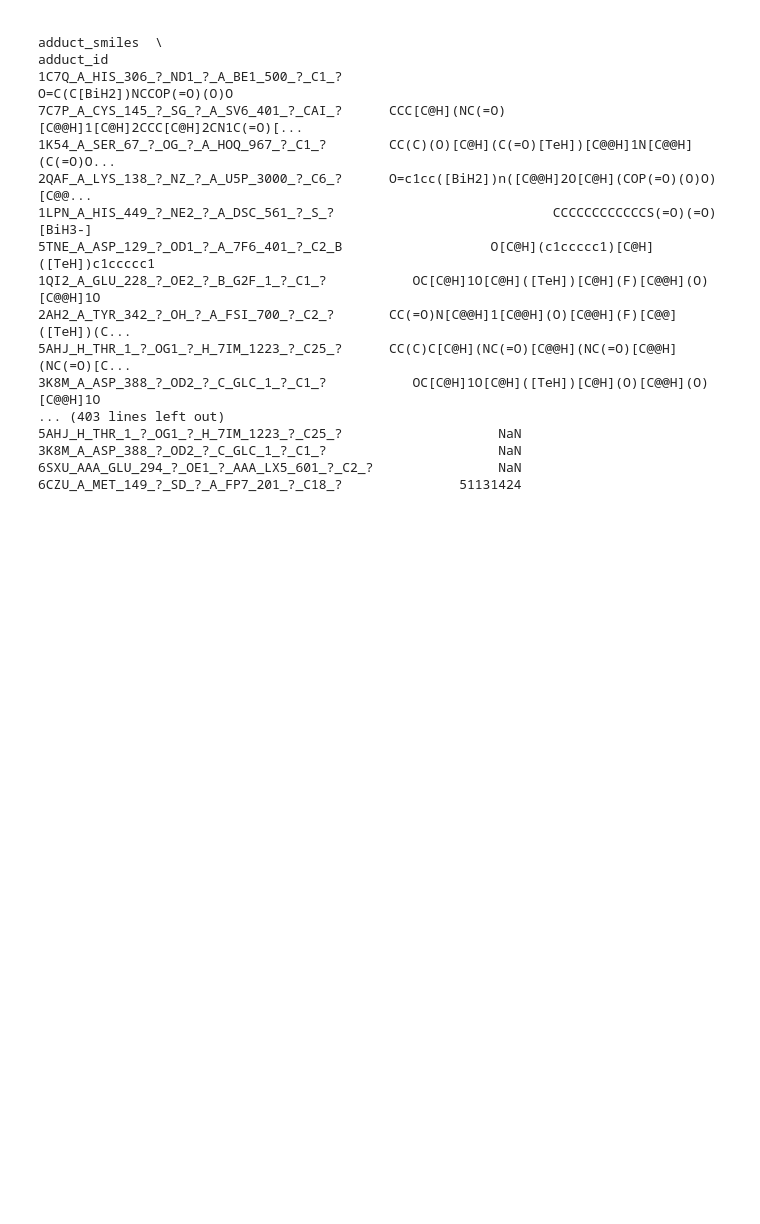
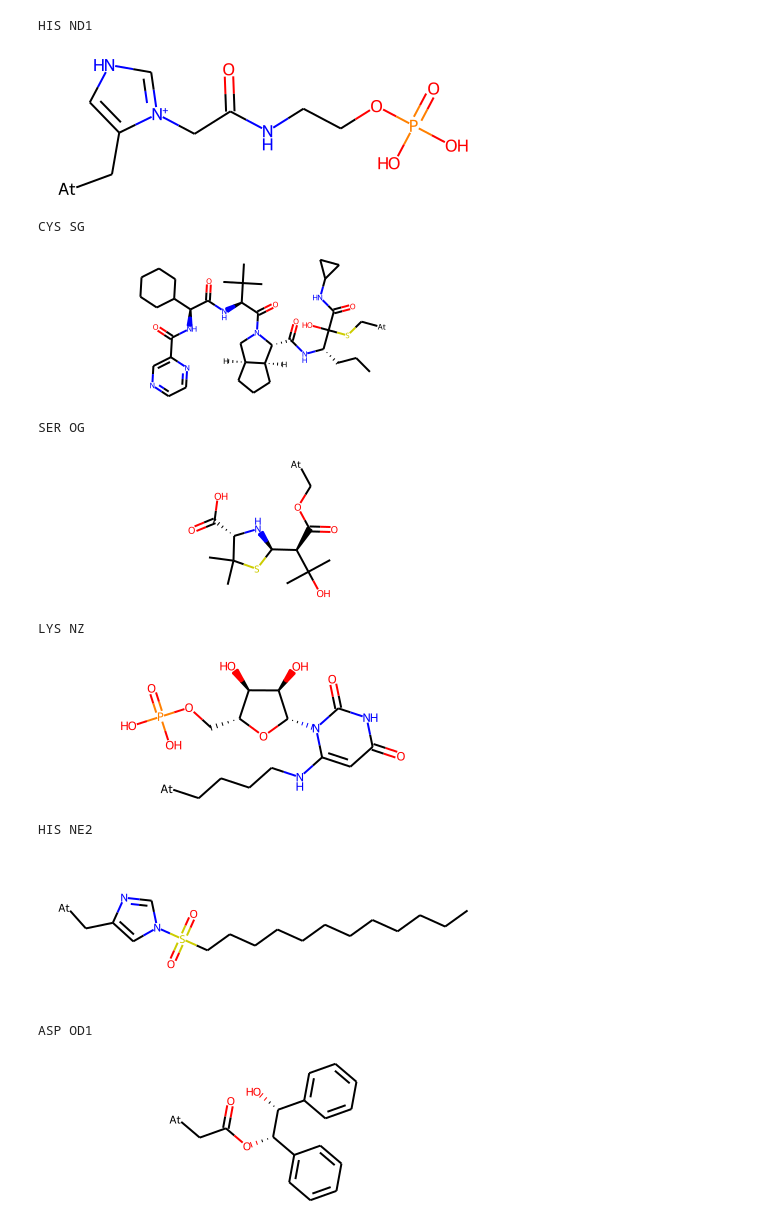
Before and after one commit to xg590/PDBcov_Curation, a Jupyter notebook: 6.DrawReactionInSVG.ipynb, the cells around one changed output. Cells and saved outputs as stored; diff of their text form; code cells hidden in the pictures; blank space fills up the shorter version.

```diff
--- a/6.DrawReactionInSVG.ipynb
+++ b/6.DrawReactionInSVG.ipynb
@@ -114,23 +98,30 @@ sub = {
 }
 
 df['adduct_pdb'] = df.apply(lambda x: Chem.ReplaceSubstructs(x.adduct_pdb, achor, sub[f'{x.res_name}_{x.res_atom_name}'])[0] , axis=1)
-# %%
-df.drop_duplicates(subset=['res_atom_name','res_name'])
-# %% [output]
-                                                                                 adduct_smiles  \
-adduct_id
-1C7Q_A_HIS_306_?_ND1_?_A_BE1_500_?_C1_?                              O=C(C[BiH2])NCCOP(=O)(O)O
-7C7P_A_CYS_145_?_SG_?_A_SV6_401_?_CAI_?      CCC[C@H](NC(=O)[C@@H]1[C@H]2CCC[C@H]2CN1C(=O)[...
-1K54_A_SER_67_?_OG_?_A_HOQ_967_?_C1_?        CC(C)(O)[C@H](C(=O)[TeH])[C@@H]1N[C@@H](C(=O)O...
-2QAF_A_LYS_138_?_NZ_?_A_U5P_3000_?_C6_?      O=c1cc([BiH2])n([C@@H]2O[C@H](COP(=O)(O)O)[C@@...
-1LPN_A_HIS_449_?_NE2_?_A_DSC_561_?_S_?                            CCCCCCCCCCCCS(=O)(=O)[BiH3-]
-5TNE_A_ASP_129_?_OD1_?_A_7F6_401_?_C2_B                   O[C@H](c1ccccc1)[C@H]([TeH])c1ccccc1
-1QI2_A_GLU_228_?_OE2_?_B_G2F_1_?_C1_?           OC[C@H]1O[C@H]([TeH])[C@H](F)[C@@H](O)[C@@H]1O
-2AH2_A_TYR_342_?_OH_?_A_FSI_700_?_C2_?       CC(=O)N[C@@H]1[C@@H](O)[C@@H](F)[C@@]([TeH])(C...
-5AHJ_H_THR_1_?_OG1_?_H_7IM_1223_?_C25_?      CC(C)C[C@H](NC(=O)[C@@H](NC(=O)[C@@H](NC(=O)[C...
-3K8M_A_ASP_388_?_OD2_?_C_GLC_1_?_C1_?           OC[C@H]1O[C@H]([TeH])[C@H](O)[C@@H](O)[C@@H]1O
-... (403 lines left out)
-5AHJ_H_THR_1_?_OG1_?_H_7IM_1223_?_C25_?                    NaN
-3K8M_A_ASP_388_?_OD2_?_C_GLC_1_?_C1_?                      NaN
-6SXU_AAA_GLU_294_?_OE1_?_AAA_LX5_601_?_C2_?                NaN
-6CZU_A_MET_149_?_SD_?_A_FP7_201_?_C18_?               51131424
+# %%
+for idx, row in df.iterrows():
+    mol = row['adduct_pdb']
+    mol = Chem.MolFromSmiles(Chem.MolToSmiles(mol))
+    try:
+        Chem.SanitizeMol(mol)
+    except:
+        print(idx)
+        break
+df['adduct_pdb'] = df.apply(lambda r: Chem.MolFromSmiles(Chem.MolToSmiles(r.adduct_pdb)), axis=1)
+# %%
+for idx, row in df.drop_duplicates(['res_name','res_atom_name']).iterrows():
+    print(row['res_name'],row['res_atom_name'])
+    display(row['adduct_pdb'])
+# %% [output]
+HIS ND1
+[figure, added]
+CYS SG
+[figure, added]
+SER OG
+[figure, added]
+LYS NZ
+[figure, added]
+HIS NE2
+[figure, added]
+ASP OD1
+[figure, added]
```
Also changed, not shown: parts of 9 cells of this notebook, 19 other files.
